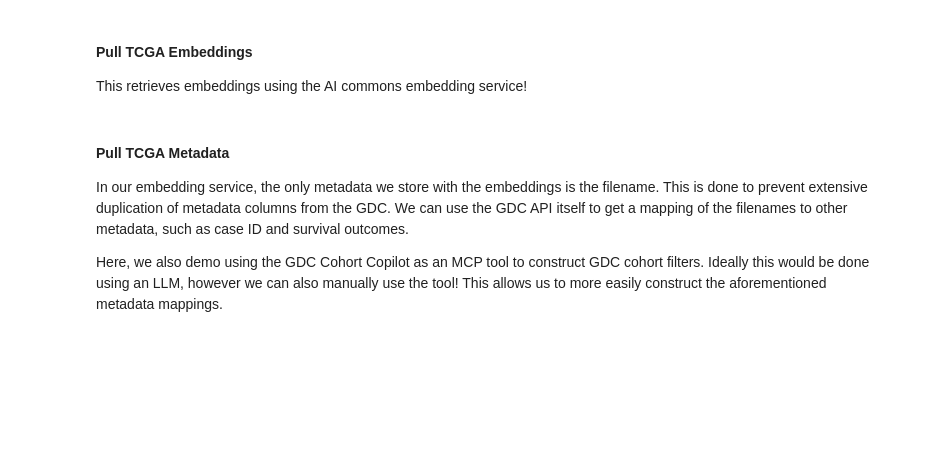
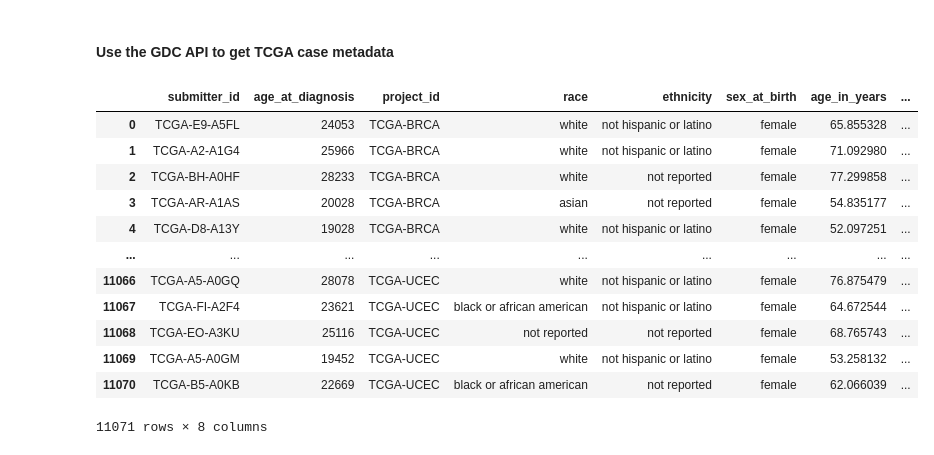
Before and after one commit to uc-cdis/m3ai-demos, a Jupyter notebook: demos/mm-cancer-demo-slim.ipynb, the cells around one changed output. Cells and saved outputs as stored; diff of their text form; code cells hidden in the pictures; blank space fills up the shorter version.

```diff
--- a/demos/mm-cancer-demo-slim.ipynb
+++ b/demos/mm-cancer-demo-slim.ipynb
@@ -72,3 +24,0 @@ from gen3.auth import Gen3Auth
-# %% [markdown]
-#### Pull TCGA Embeddings
-This retrieves embeddings using the AI commons embedding service!
@@ -118,6 +25,2 @@ for fpath, embs, do_upper in [
 # %% [markdown]
-#### Pull TCGA Metadata
-
-In our embedding service, the only metadata we store with the embeddings is the filename. This is done to prevent extensive duplication of metadata columns from the GDC. We can use the GDC API itself to get a mapping of the filenames to other metadata, such as case ID and survival outcomes.
-
-Here, we also demo using the GDC Cohort Copilot as an MCP tool to construct GDC cohort filters. Ideally this would be done using an LLM, however we can also manually use the tool! This allows us to more easily construct the aforementioned metadata mappings.
+#### Use the GDC API to get TCGA case metadata
@@ -123,0 +43,42 @@ Here, we also demo using the GDC Cohort Copilot as an MCP tool to construct GDC
+# %%
+# case metadata
+response = requests.post(
+    "https://api.gdc.cancer.gov/cases",
+    json={
+        "filters": tcga_filter,
+        "fields": ",".join(["project.project_id", "submitter_id", "diagnoses.age_at_diagnosis", "diagnoses.diagnosis_is_primary_disease", "demographic.sex_at_birth", "demographic.race", "demographic.ethnicity"]),
+        "format": "JSON",
+        "size": str(100_000),
+    },
+)
+
+hits = []
+for hit in response.json()["data"]["hits"]:
+    proj = hit.pop("project", {})
+    demo = hit.pop("demographic", {})
+    dxs = hit.pop("diagnoses", [])
+    for dx in dxs:
+        if dx.get("diagnosis_is_primary_disease", False) and dx["age_at_diagnosis"] is not None and not np.isnan(dx["age_at_diagnosis"]):
+            hit["age_at_diagnosis"] = dx["age_at_diagnosis"]
+            break
+    if "age_at_diagnosis" in hit:
+        hits.append(hit | proj | demo)
+metadata = pd.DataFrame(hits).drop(columns=["id"])
+assert metadata["age_at_diagnosis"].notna().all()
+metadata["age_in_years"] = metadata["age_at_diagnosis"] / 365.24 # convert age to years
+metadata["age_binned"] = pd.cut(metadata["age_in_years"], bins=[0, 20, 40, 60, 80, 100]) # convert age to 20-year bins
+metadata
+# %% [output]
+|  | submitter_id | age_at_diagnosis | project_id | race | ethnicity | sex_at_birth | age_in_years | ... |
+| 0 | TCGA-E9-A5FL | 24053 | TCGA-BRCA | white | not hispanic or latino | female | 65.855328 | ... |
+| 1 | TCGA-A2-A1G4 | 25966 | TCGA-BRCA | white | not hispanic or latino | female | 71.092980 | ... |
+| 2 | TCGA-BH-A0HF | 28233 | TCGA-BRCA | white | not reported | female | 77.299858 | ... |
+| 3 | TCGA-AR-A1AS | 20028 | TCGA-BRCA | asian | not reported | female | 54.835177 | ... |
+| 4 | TCGA-D8-A13Y | 19028 | TCGA-BRCA | white | not hispanic or latino | female | 52.097251 | ... |
+| ... | ... | ... | ... | ... | ... | ... | ... | ... |
+| 11066 | TCGA-A5-A0GQ | 28078 | TCGA-UCEC | white | not hispanic or latino | female | 76.875479 | ... |
+| 11067 | TCGA-FI-A2F4 | 23621 | TCGA-UCEC | black or african american | not hispanic or latino | female | 64.672544 | ... |
+| 11068 | TCGA-EO-A3KU | 25116 | TCGA-UCEC | not reported | not reported | female | 68.765743 | ... |
+| 11069 | TCGA-A5-A0GM | 19452 | TCGA-UCEC | white | not hispanic or latino | female | 53.258132 | ... |
+| 11070 | TCGA-B5-A0KB | 22669 | TCGA-UCEC | black or african american | not reported | female | 62.066039 | ... |
+11071 rows × 8 columns
```
Also changed, not shown: parts of 34 cells of this notebook, 21 other files.
